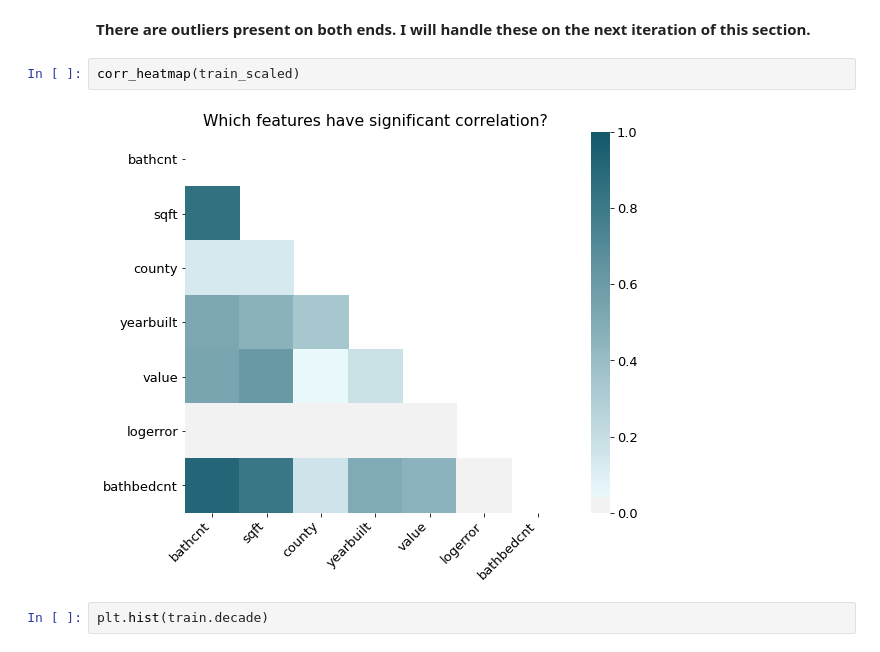
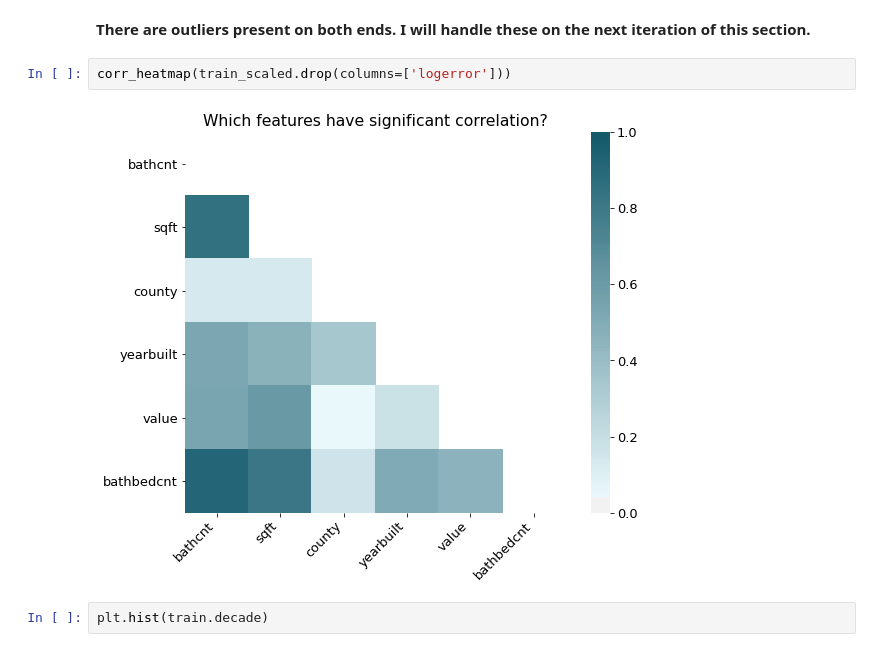
Before and after one commit to KwameTaylor/kwames-zillow-zestimates-error-control, a Jupyter notebook: kwames-zillow-zestimates-error-control.ipynb, the cells around one changed output. Saved outputs shown, nothing was run; the diff lists cells and outputs as text.

```diff
--- a/kwames-zillow-zestimates-error-control.ipynb
+++ b/kwames-zillow-zestimates-error-control.ipynb
@@ -185,9 +185,9 @@ viz_logerror(train)
 # %% [markdown]
 **There are outliers present on both ends. I will handle these on the next iteration of this section.**
 # %%
-corr_heatmap(train_scaled)
+corr_heatmap(train_scaled.drop(columns=['logerror']))
 # %% [output]
-[figure, old version]
+[figure, new version]
 # %%
 plt.hist(train.decade)
 # %% [output]
```
Also changed, not shown: parts of 28 cells of this notebook.
